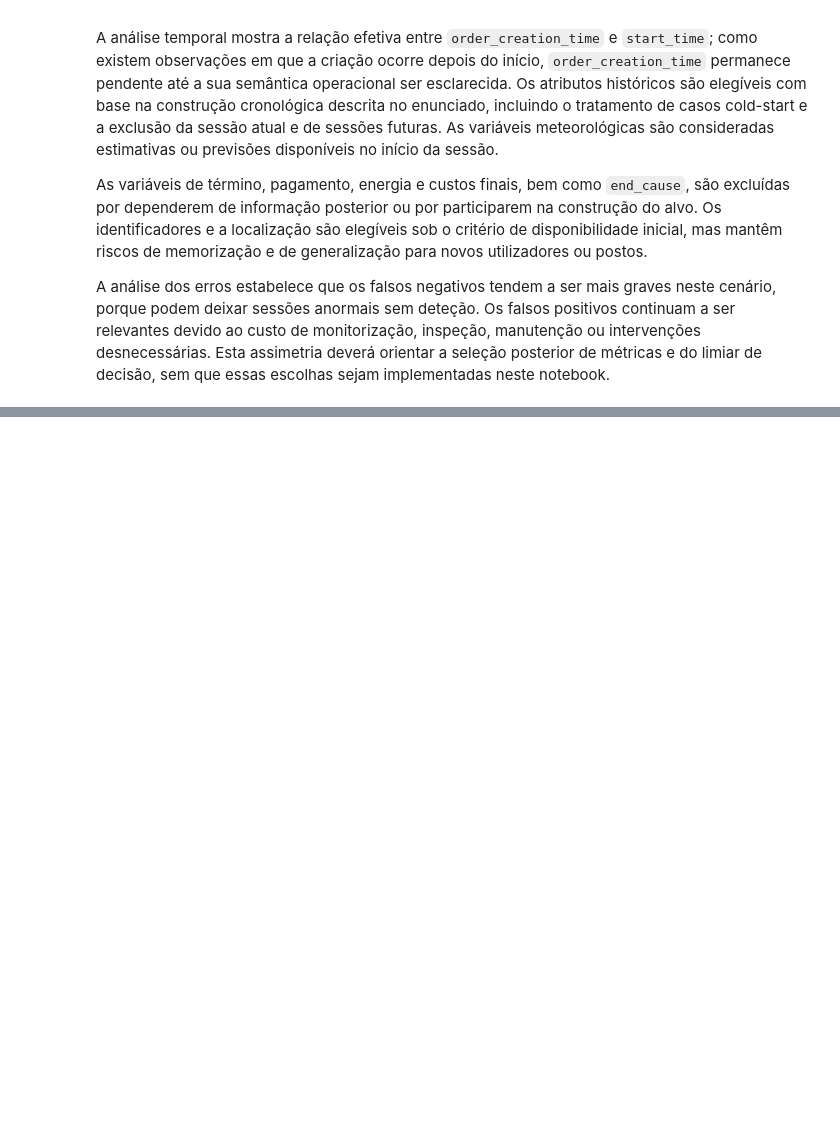
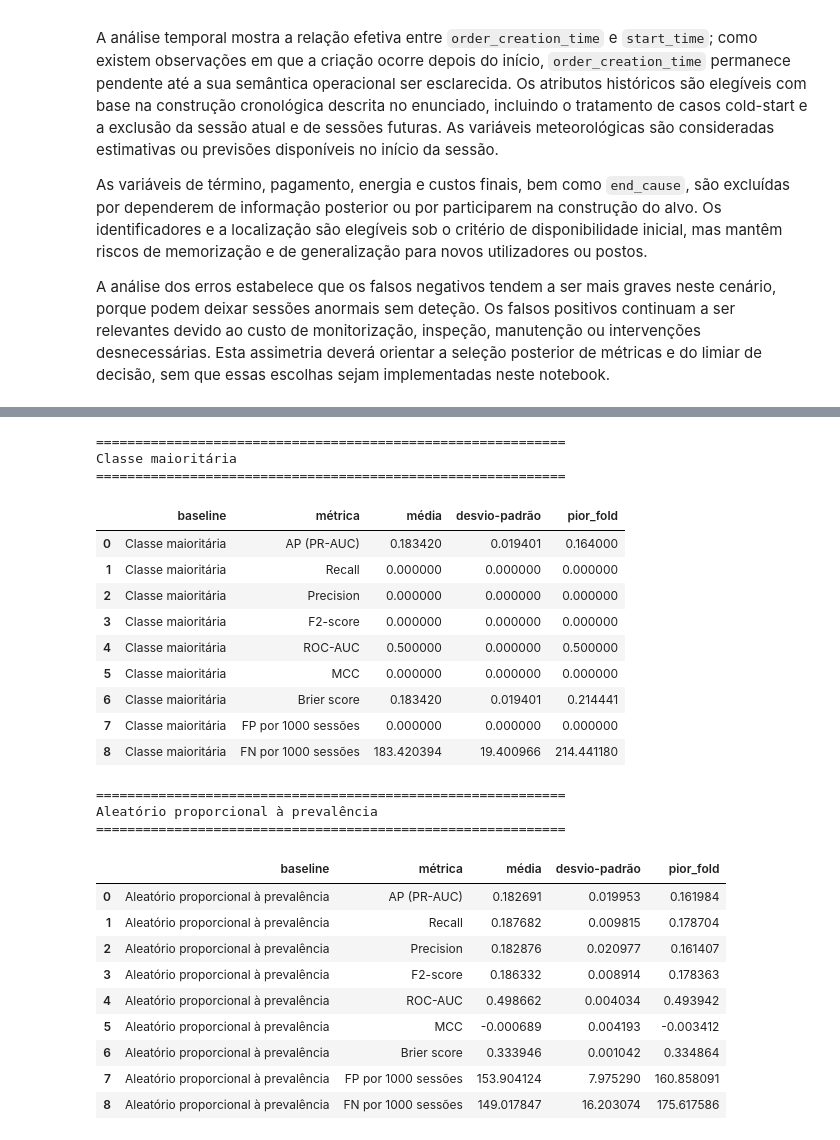
Before and after one commit to marianaCorreiia/MINDD-GPA-1260527-1211883-1231261, a Jupyter notebook: task2.ipynb, the cells around one changed output, grey strips where cells are left out. Saved outputs shown, nothing was run; the diff lists cells and outputs as text; code cells hidden in the pictures; blank space fills up the shorter version.

```diff
--- a/task2.ipynb
+++ b/task2.ipynb
@@ -501,0 +819,78 @@ A análise dos erros estabelece que os falsos negativos tendem a ser mais graves
+# %%
+def summarize_fold_metrics(results_df, group_name):
+    """Resume métricas por baseline, incluindo média, desvio-padrão e pior fold."""
+    higher_is_better = {
+        "AP (PR-AUC)", "Recall", "Precision", "F2-score", "ROC-AUC", "MCC"
+    }
+    metric_names = [
+        "AP (PR-AUC)", "Recall", "Precision", "F2-score",
+        "ROC-AUC", "MCC", "Brier score",
+        "FP por 1000 sessões", "FN por 1000 sessões"
+    ]
+
+    rows = []
+    for metric in metric_names:
+        values = results_df[metric].dropna()
+        if values.empty:
+            mean_value = std_value = worst_value = np.nan
+        else:
+            mean_value = values.mean()
+            std_value = values.std(ddof=1) if len(values) > 1 else 0.0
+            worst_value = (
+                values.min() if metric in higher_is_better else values.max()
+            )
+        rows.append({
+            "baseline": group_name,
+            "métrica": metric,
+            "média": mean_value,
+            "desvio-padrão": std_value,
+            "pior_fold": worst_value,
+        })
+    return pd.DataFrame(rows)
+
+# Resumo das métricas de cada baseline
+summary_parts = [
+    ("Classe maioritária",
+     summarize_fold_metrics(majority_results_df, "Classe maioritária")),
+
+    ("Aleatório proporcional à prevalência",
+     summarize_fold_metrics(
+         random_results_df,
+         "Aleatório proporcional à prevalência"
+     ))
+]
+
+# Apresentar uma tabela por baseline
+for baseline_name, summary_df in summary_parts:
+    print(f"\n{'=' * 60}")
+    print(baseline_name)
+    print('=' * 60)
+
+    display(summary_df)
+# %% [output]
+============================================================
+Classe maioritária
+============================================================
+|  | baseline | métrica | média | desvio-padrão | pior_fold |
+| 0 | Classe maioritária | AP (PR-AUC) | 0.183420 | 0.019401 | 0.164000 |
+| 1 | Classe maioritária | Recall | 0.000000 | 0.000000 | 0.000000 |
+| 2 | Classe maioritária | Precision | 0.000000 | 0.000000 | 0.000000 |
+| 3 | Classe maioritária | F2-score | 0.000000 | 0.000000 | 0.000000 |
+| 4 | Classe maioritária | ROC-AUC | 0.500000 | 0.000000 | 0.500000 |
+| 5 | Classe maioritária | MCC | 0.000000 | 0.000000 | 0.000000 |
+| 6 | Classe maioritária | Brier score | 0.183420 | 0.019401 | 0.214441 |
+| 7 | Classe maioritária | FP por 1000 sessões | 0.000000 | 0.000000 | 0.000000 |
+| 8 | Classe maioritária | FN por 1000 sessões | 183.420394 | 19.400966 | 214.441180 |
+============================================================
+Aleatório proporcional à prevalência
+============================================================
+|  | baseline | métrica | média | desvio-padrão | pior_fold |
+| 0 | Aleatório proporcional à prevalência | AP (PR-AUC) | 0.182691 | 0.019953 | 0.161984 |
+| 1 | Aleatório proporcional à prevalência | Recall | 0.187682 | 0.009815 | 0.178704 |
+| 2 | Aleatório proporcional à prevalência | Precision | 0.182876 | 0.020977 | 0.161407 |
+| 3 | Aleatório proporcional à prevalência | F2-score | 0.186332 | 0.008914 | 0.178363 |
+| 4 | Aleatório proporcional à prevalência | ROC-AUC | 0.498662 | 0.004034 | 0.493942 |
+| 5 | Aleatório proporcional à prevalência | MCC | -0.000689 | 0.004193 | -0.003412 |
+| 6 | Aleatório proporcional à prevalência | Brier score | 0.333946 | 0.001042 | 0.334864 |
+| 7 | Aleatório proporcional à prevalência | FP por 1000 sessões | 153.904124 | 7.975290 | 160.858091 |
+| 8 | Aleatório proporcional à prevalência | FN por 1000 sessões | 149.017847 | 16.203074 | 175.617586 |
```
Also changed, not shown: parts of 20 cells of this notebook.
